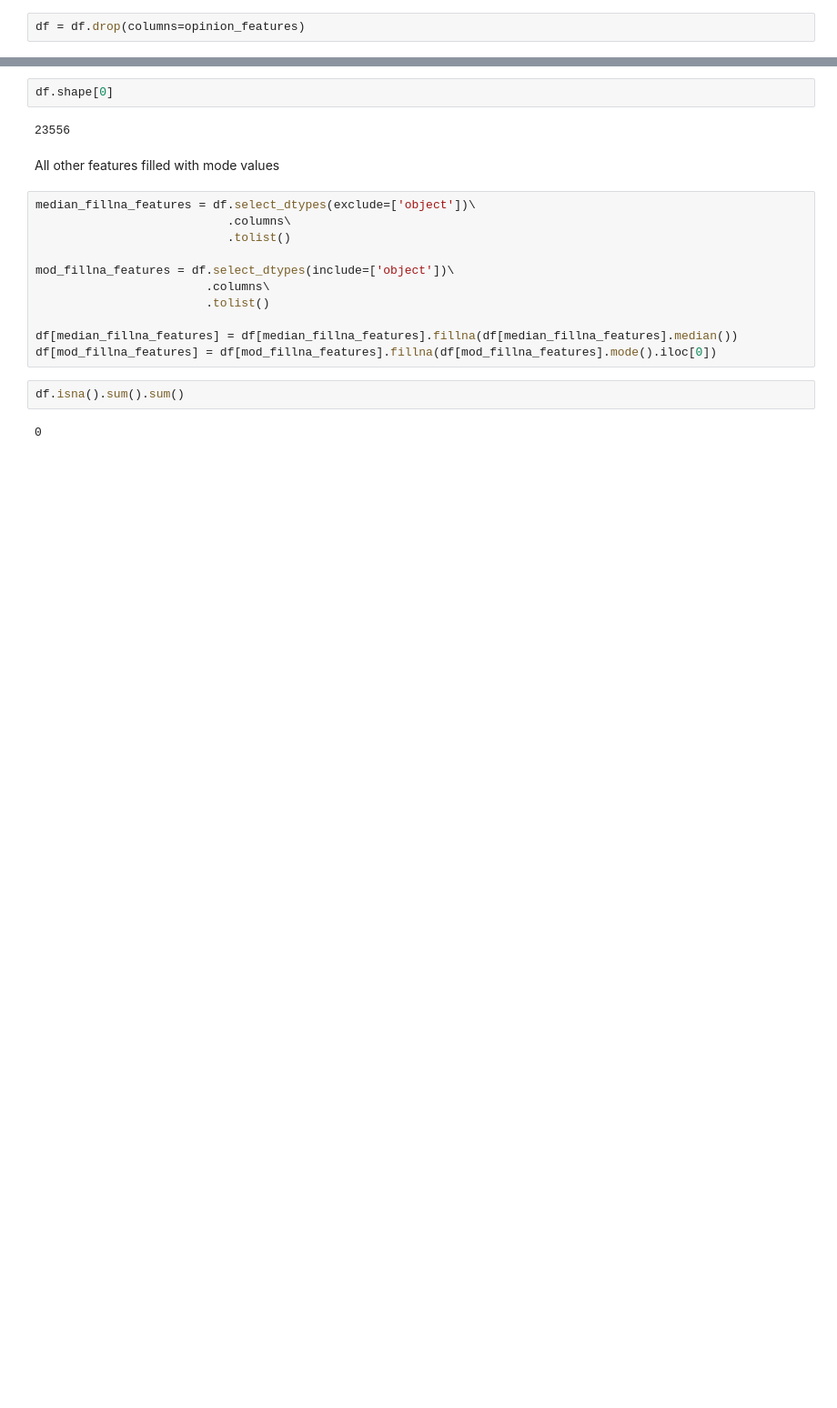
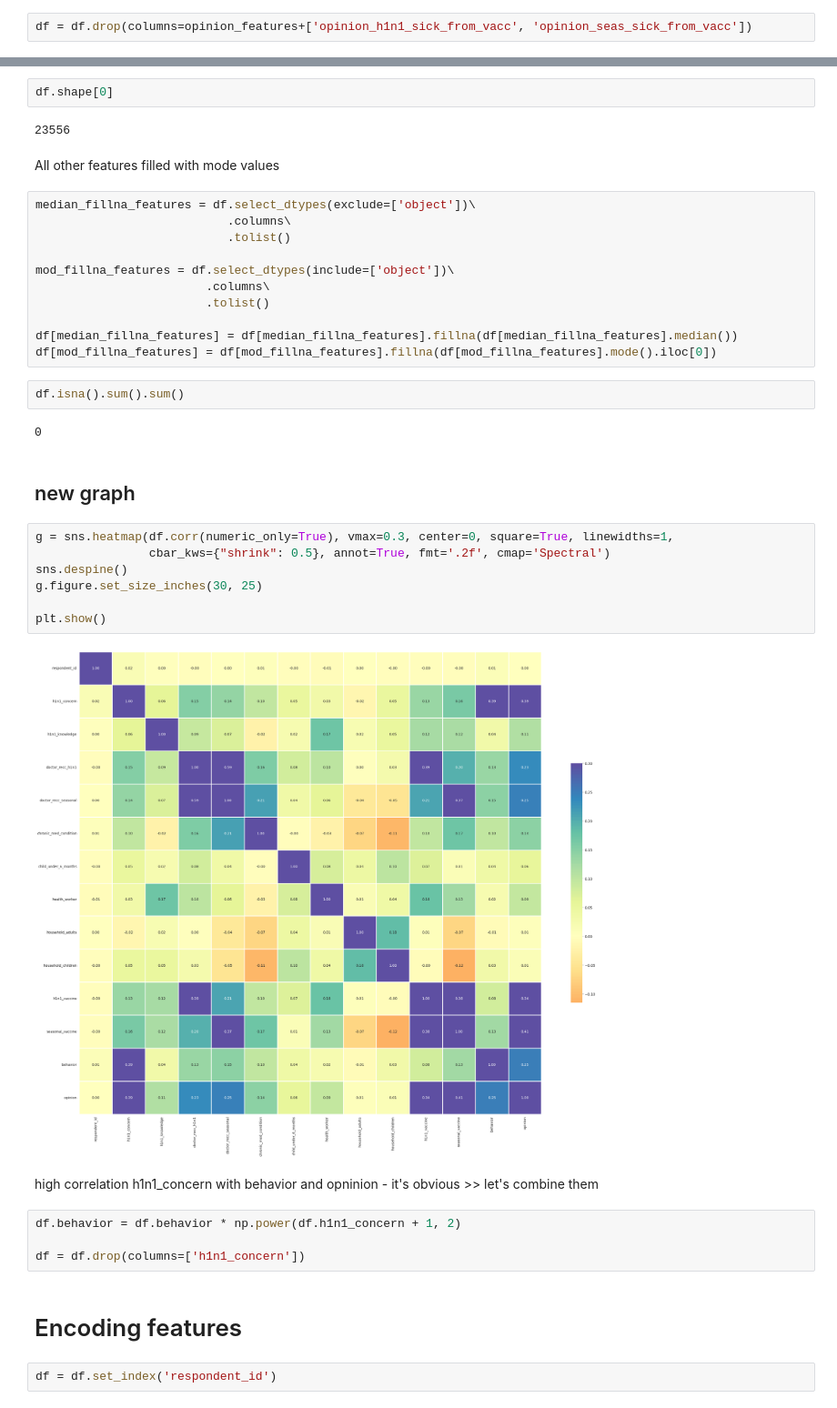
Before and after one commit to Rolf110/Flu-Shot-Learning---Competition, a Jupyter notebook: FirstTest.ipynb, the cells around one changed output, grey strips where cells are left out. Shown at 91% size. Saved outputs shown, nothing was run; the diff lists cells and outputs as text; blank space fills up the shorter version.

```diff
--- a/FirstTest.ipynb
+++ b/FirstTest.ipynb
@@ -183,7 +210,7 @@ df.opinion.isna().sum()
 # %% [output]
 296
 # %%
-df = df.drop(columns=opinion_features)
+df = df.drop(columns=opinion_features+['opinion_h1n1_sick_from_vacc', 'opinion_seas_sick_from_vacc'])
 # %% [markdown]
 ## Census_msa
 # %%
@@ -237,3 +264,24 @@ df[mod_fillna_features] = df[mod_fillna_features].fillna(df[mod_fillna_features]
 df.isna().sum().sum()
 # %% [output]
 0
+# %% [markdown]
+## new graph
+# %%
+g = sns.heatmap(df.corr(numeric_only=True), vmax=0.3, center=0, square=True, linewidths=1,
+                cbar_kws={"shrink": 0.5}, annot=True, fmt='.2f', cmap='Spectral')
+sns.despine()
+g.figure.set_size_inches(30, 25)
+
+plt.show()
+# %% [output]
+[figure, added]
+# %% [markdown]
+high correlation h1n1_concern with behavior and opninion - it's obvious >> let's combine them
+# %%
+df.behavior = df.behavior * np.power(df.h1n1_concern + 1, 2)
+
+df = df.drop(columns=['h1n1_concern'])
+# %% [markdown]
+# Encoding features
+# %%
+df = df.set_index('respondent_id')
```
Also changed, not shown: parts of 8 cells of this notebook.
